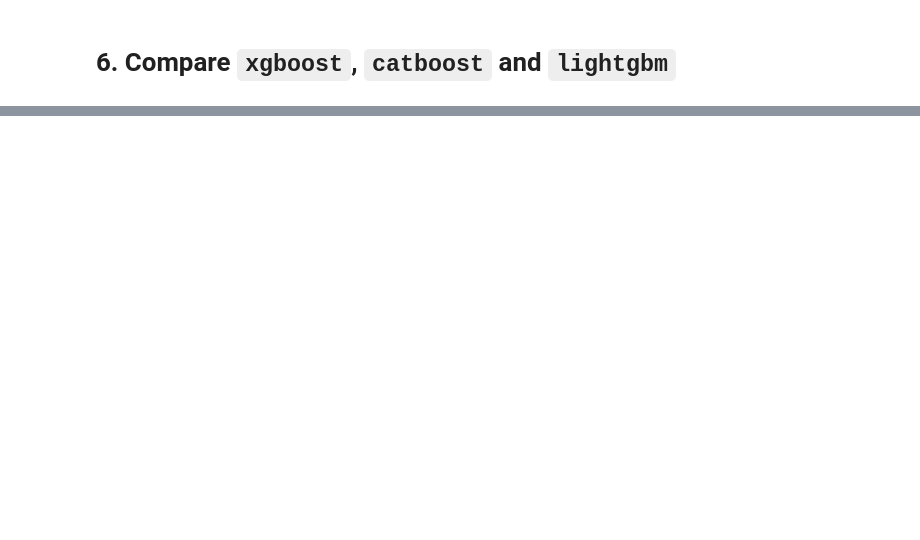
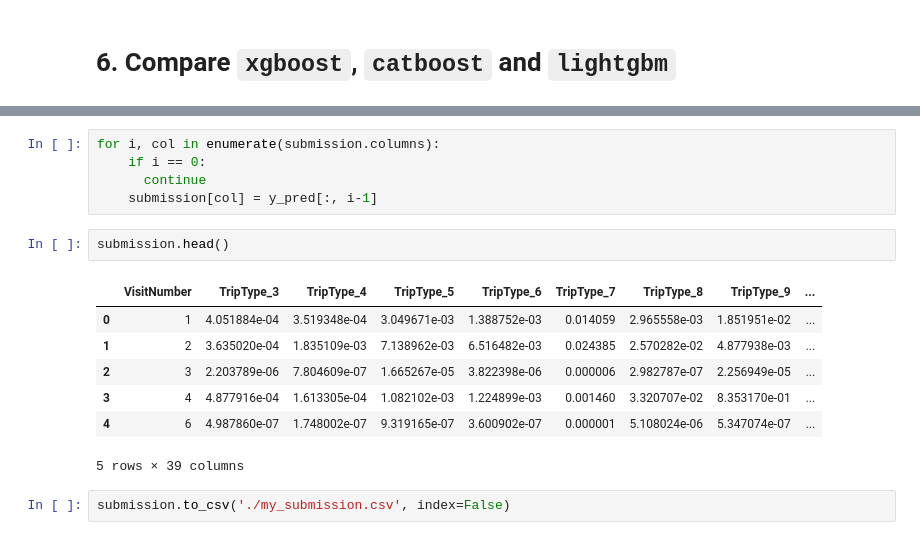
Before and after one commit to YaroslavFYPM/iitp-ml-ds, a Jupyter notebook: 2023/seminar-6-gbt/6_2_hw_5_gbt.ipynb, the cells around one changed output, grey strips where cells are left out. Cells and saved outputs as stored; diff of their text form; blank space fills up the shorter version.

```diff
--- a/2023/seminar-6-gbt/6_2_hw_5_gbt.ipynb
+++ b/2023/seminar-6-gbt/6_2_hw_5_gbt.ipynb
@@ -917,0 +1017,17 @@ bestIteration = 99
+# %%
+for i, col in enumerate(submission.columns):
+    if i == 0:
+      continue
+    submission[col] = y_pred[:, i-1]
+# %%
+submission.head()
+# %% [output]
+|  | VisitNumber | TripType_3 | TripType_4 | TripType_5 | TripType_6 | TripType_7 | TripType_8 | TripType_9 | ... |
+| 0 | 1 | 4.051884e-04 | 3.519348e-04 | 3.049671e-03 | 1.388752e-03 | 0.014059 | 2.965558e-03 | 1.851951e-02 | ... |
+| 1 | 2 | 3.635020e-04 | 1.835109e-03 | 7.138962e-03 | 6.516482e-03 | 0.024385 | 2.570282e-02 | 4.877938e-03 | ... |
+| 2 | 3 | 2.203789e-06 | 7.804609e-07 | 1.665267e-05 | 3.822398e-06 | 0.000006 | 2.982787e-07 | 2.256949e-05 | ... |
+| 3 | 4 | 4.877916e-04 | 1.613305e-04 | 1.082102e-03 | 1.224899e-03 | 0.001460 | 3.320707e-02 | 8.353170e-01 | ... |
+| 4 | 6 | 4.987860e-07 | 1.748002e-07 | 9.319165e-07 | 3.600902e-07 | 0.000001 | 5.108024e-06 | 5.347074e-07 | ... |
+5 rows × 39 columns
+# %%
+submission.to_csv('./my_submission.csv', index=False)
```
Also changed, not shown: parts of 40 cells of this notebook.
